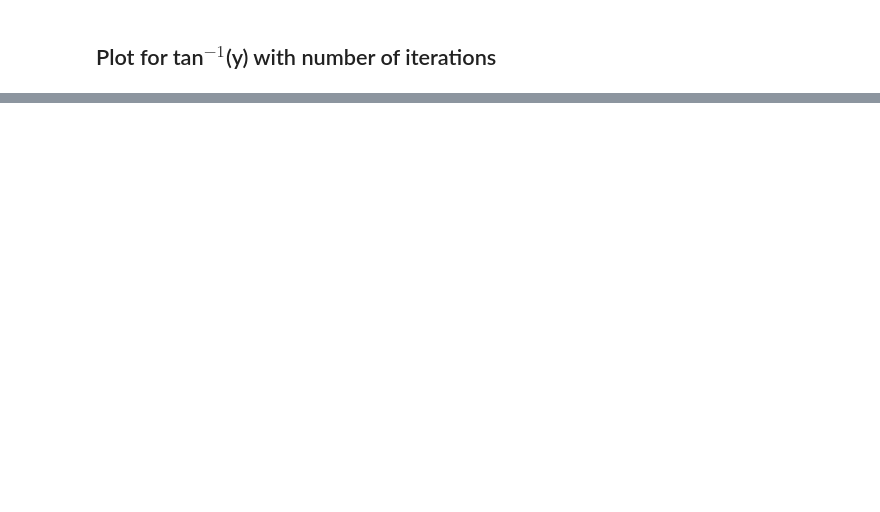
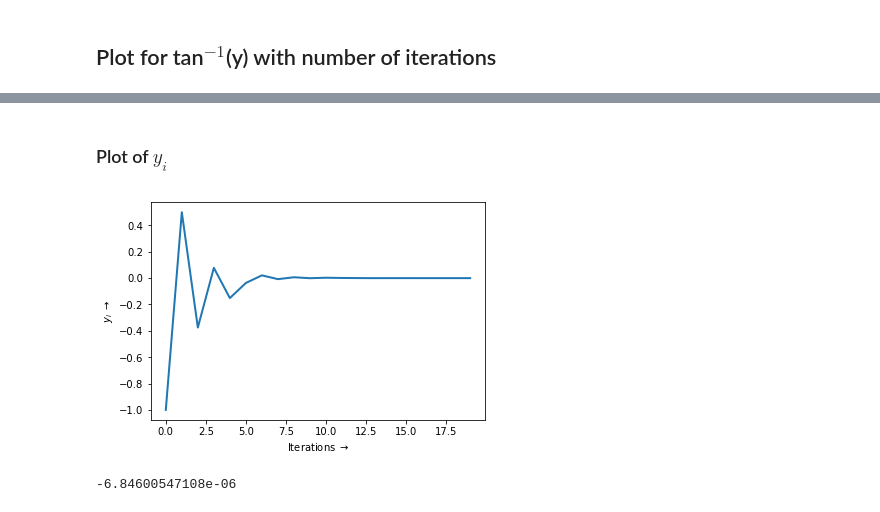
Before and after one commit to suyashmahar/cordic-algorithm-python, a Jupyter notebook: cordic_implementation.ipynb, the cells around one changed output, grey strips where cells are left out. Cells and saved outputs as stored; diff of their text form; code cells hidden in the pictures; blank space fills up the shorter version.

```diff
--- a/cordic_implementation.ipynb
+++ b/cordic_implementation.ipynb
@@ -415,0 +398,8 @@ Expected value: 85.2363583093, Got: 85.2362360745
+# %% [markdown]
+### Plot of $y_i$
+# %%
+plot(result_dict_vect['iteration'], result_dict_vect['y'], 'Iterations $\\rightarrow$', '$y_i$ $\\rightarrow$', '')
+print result_dict_vect['y'][max_iter-1]
+# %% [output]
+[figure, added]
+-6.84600547108e-06
```
Also changed, not shown: parts of 41 cells of this notebook, 1 other file.
